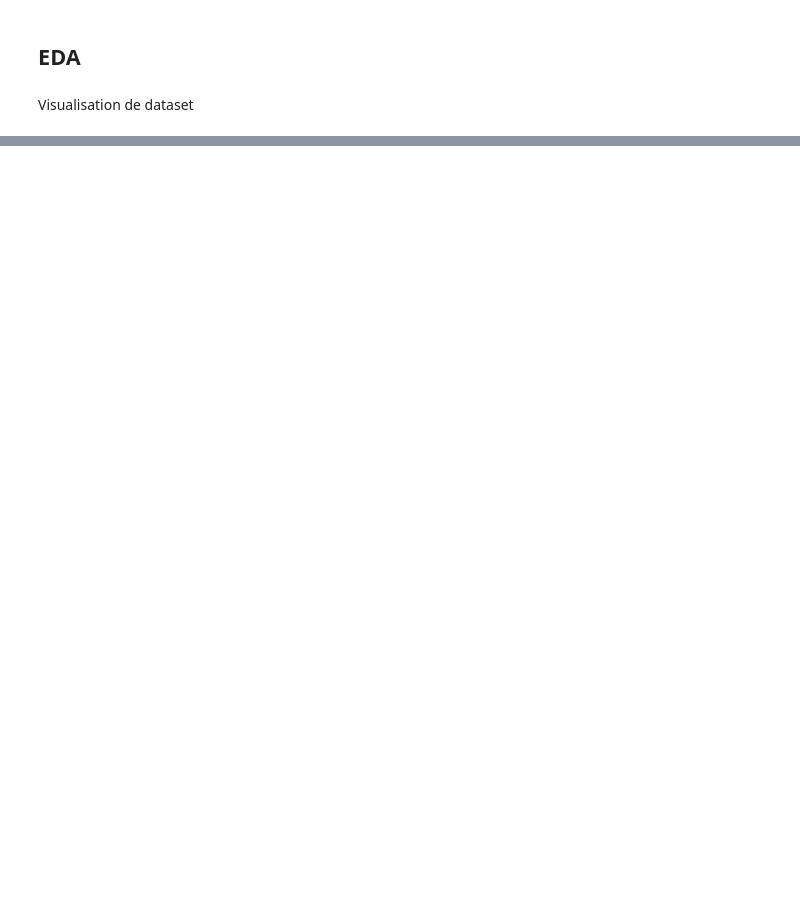
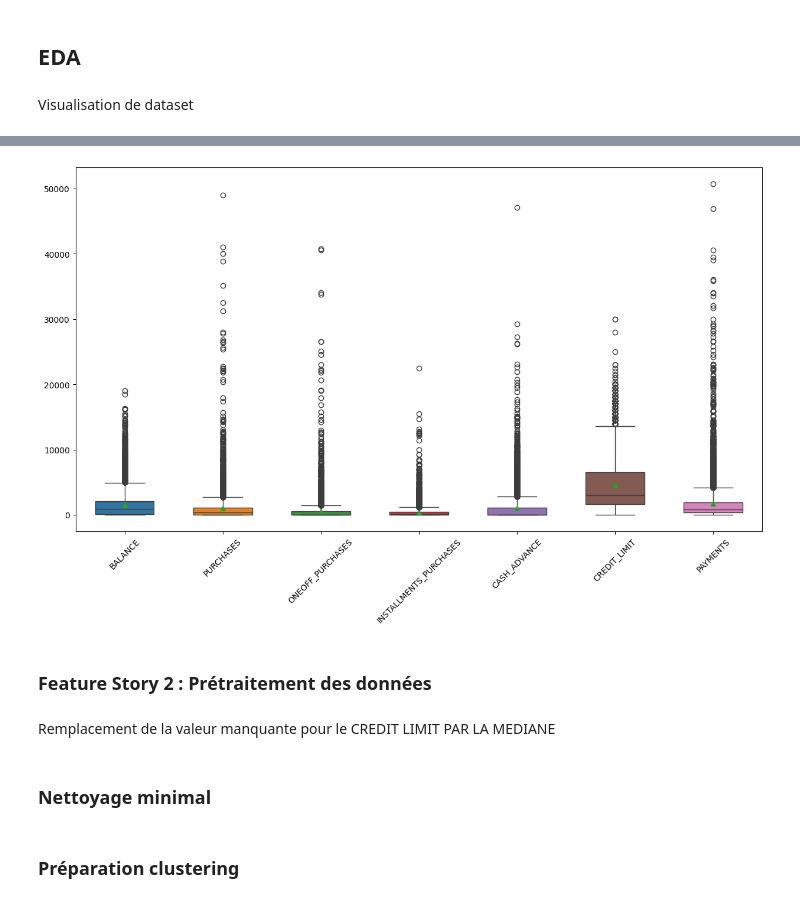
Before and after one commit to NohailaAitHammad/CardProfiler, a Jupyter notebook: notebooks/eda.ipynb, the cells around one changed output, grey strips where cells are left out. Drawn from its saved outputs; the diff is of its cells as text; code cells hidden in the pictures; blank space fills up the shorter version.

```diff
--- a/notebooks/eda.ipynb
+++ b/notebooks/eda.ipynb
@@ -37,0 +134,10 @@ df.describe(include='all')
+# %%
+plt.figure(figsize=(15, 8))
+ax = sns.boxplot(df, showmeans=True,vert=True,
+    widths=0.6)
+plt.setp(ax.get_xticklabels(), rotation=45)
+plt.show()
+# %% [output]
+[figure, added]
+# %% [markdown]
+### Feature Story 2 : Prétraitement des données
@@ -37,0 +146,4 @@ df.describe(include='all')
+# %% [markdown]
+Remplacement de la valeur manquante pour le CREDIT LIMIT PAR LA MEDIANE
+# %% [markdown]
+### Nettoyage minimal
@@ -37,0 +152,2 @@ df.describe(include='all')
+# %% [markdown]
+### Préparation clustering
```
Also changed, not shown: parts of 102 cells of this notebook, 2 other files.
